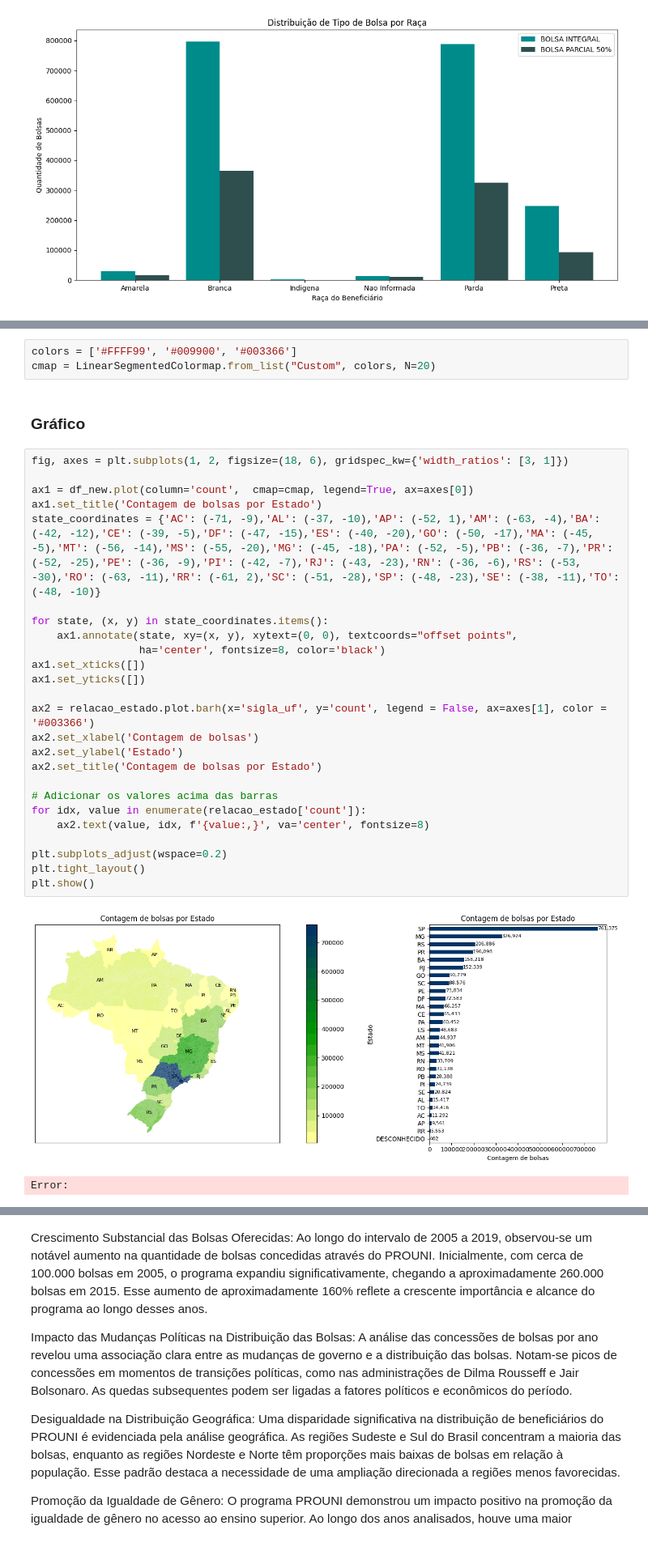
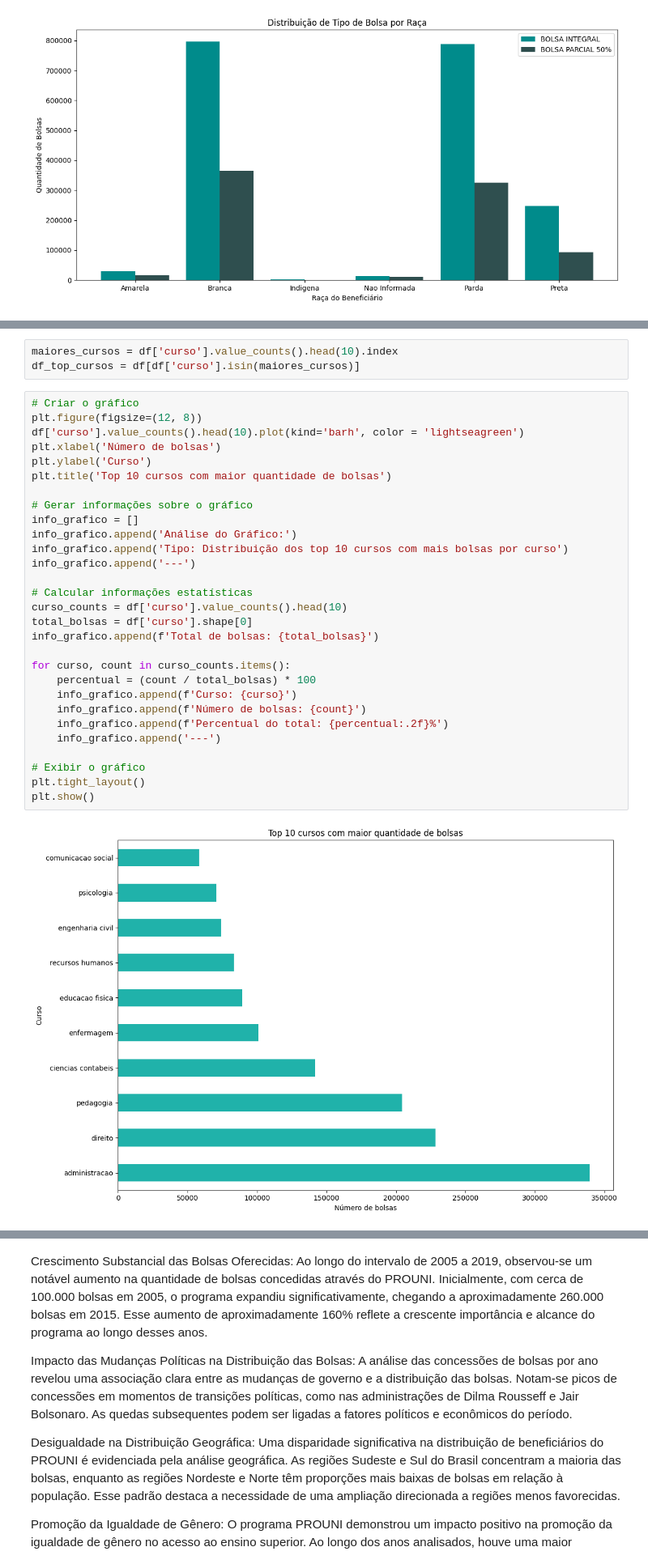
Before and after one commit to DanielCustodioDias/Projeto_PROUNI, a Jupyter notebook: main/main.ipynb, the cells around one changed output, grey strips where cells are left out. Shown at 81% size. Saved outputs shown, nothing was run; the diff lists cells and outputs as text.

```diff
--- a/main/main.ipynb
+++ b/main/main.ipynb
@@ -681,33 +700,34 @@ type: <class 'geopandas.geodataframe.GeoDataFrame'>
-# %%
-colors = ['#FFFF99', '#009900', '#003366']
-cmap = LinearSegmentedColormap.from_list("Custom", colors, N=20)
-# %% [markdown]
-### Gráfico
-# %%
-fig, axes = plt.subplots(1, 2, figsize=(18, 6), gridspec_kw={'width_ratios': [3, 1]})
-
-ax1 = df_new.plot(column='count',  cmap=cmap, legend=True, ax=axes[0])
-ax1.set_title('Contagem de bolsas por Estado')
-state_coordinates = {'AC': (-71, -9),'AL': (-37, -10),'AP': (-52, 1),'AM': (-63, -4),'BA': (-42, -12),'CE': (-39, -5),'DF': (-47, -15),'ES': (-40, -20),'GO': (-50, -17),'MA': (-45, -5),'MT': (-56, -14),'MS': (-55, -20),'MG': (-45, -18),'PA': (-52, -5),'PB': (-36, -7),'PR': (-52, -25),'PE': (-36, -9),'PI': (-42, -7),'RJ': (-43, -23),'RN': (-36, -6),'RS': (-53, -30),'RO': (-63, -11),'RR': (-61, 2),'SC': (-51, -28),'SP': (-48, -23),'SE': (-38, -11),'TO': (-48, -10)}
-
-for state, (x, y) in state_coordinates.items():
-    ax1.annotate(state, xy=(x, y), xytext=(0, 0), textcoords="offset points",
-                 ha='center', fontsize=8, color='black')
-ax1.set_xticks([])
-ax1.set_yticks([])
-
-ax2 = relacao_estado.plot.barh(x='sigla_uf', y='count', legend = False, ax=axes[1], color = '#003366')
-ax2.set_xlabel('Contagem de bolsas')
-ax2.set_ylabel('Estado')
-ax2.set_title('Contagem de bolsas por Estado')
-
-# Adicionar os valores acima das barras
-for idx, value in enumerate(relacao_estado['count']):
-    ax2.text(value, idx, f'{value:,}', va='center', fontsize=8)
-
-plt.subplots_adjust(wspace=0.2)
-plt.tight_layout()
-plt.show()
-# %% [output]
-[figure, removed]
-Error:
+# %%
+maiores_cursos = df['curso'].value_counts().head(10).index
+df_top_cursos = df[df['curso'].isin(maiores_cursos)]
+# %%
+# Criar o gráfico
+plt.figure(figsize=(12, 8))
+df['curso'].value_counts().head(10).plot(kind='barh', color = 'lightseagreen')
+plt.xlabel('Número de bolsas')
+plt.ylabel('Curso')
+plt.title('Top 10 cursos com maior quantidade de bolsas')
+
+# Gerar informações sobre o gráfico
+info_grafico = []
+info_grafico.append('Análise do Gráfico:')
+info_grafico.append('Tipo: Distribuição dos top 10 cursos com mais bolsas por curso')
+info_grafico.append('---')
+
+# Calcular informações estatísticas
+curso_counts = df['curso'].value_counts().head(10)
+total_bolsas = df['curso'].shape[0]
+info_grafico.append(f'Total de bolsas: {total_bolsas}')
+
+for curso, count in curso_counts.items():
+    percentual = (count / total_bolsas) * 100
+    info_grafico.append(f'Curso: {curso}')
+    info_grafico.append(f'Número de bolsas: {count}')
+    info_grafico.append(f'Percentual do total: {percentual:.2f}%')
+    info_grafico.append('---')
+
+# Exibir o gráfico
+plt.tight_layout()
+plt.show()
+# %% [output]
+[figure, added]
```
Also changed, not shown: parts of 38 cells of this notebook.
